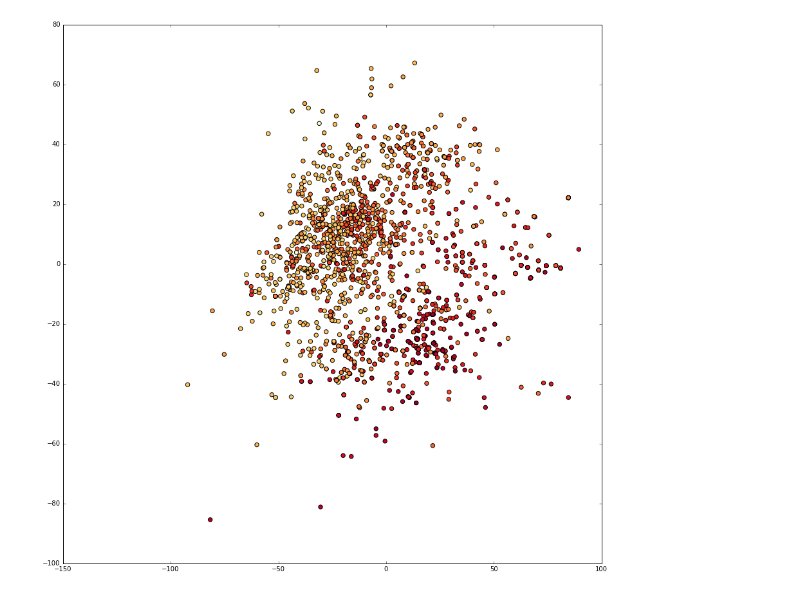
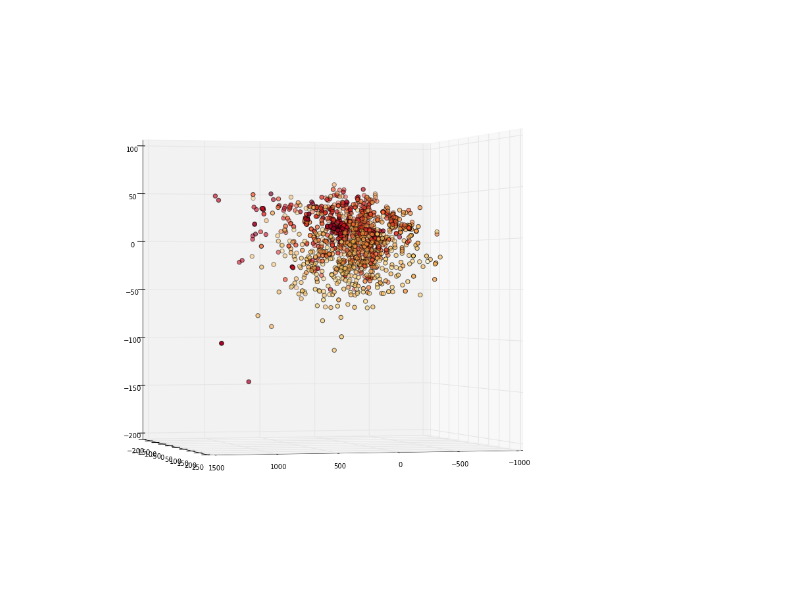
Before and after one commit to martin-sicho/MI_ADM, a Jupyter notebook: learn.ipynb, the cells around one changed output. Drawn from its saved outputs; the diff is of its cells as text; code cells hidden in the pictures.

```diff
--- a/learn.ipynb
+++ b/learn.ipynb
@@ -94,0 +128,11 @@ descriptors[:5]
+# %%
+from sklearn.feature_selection import VarianceThreshold
+
+# find the names of the columns with zero variance
+var_sel = VarianceThreshold()
+var_sel.fit(data.iloc[:,1:])
+removed_descriptors = get_removed_feats(data, var_sel)
+
+# update the data frame
+update_data(data, removed_descriptors)
+data.head(10)
@@ -96,8 +158,13 @@ descriptors[:5]
 from sklearn.feature_selection import SelectPercentile
 from sklearn.feature_selection import f_regression
 
+# keep only the descriptors that show significant
+# correlation with the target variable (pIC50)
 regre_sele = SelectPercentile(f_regression, percentile=50)
-regre_sele.fit(descriptors, data.ic50_experiment)
+regre_sele.fit(data.iloc[:,1:], data.ic50)
+removed_descriptors = get_removed_feats(data, regre_sele)
 
-descriptors, descriptors_names = show_feat_sele_results(regre_sele, descriptors, descriptors_names)
+# update the data frame
+update_data(data, removed_descriptors)
+data.head(10)
 # %% [output]
@@ -113,8 +194,12 @@ lasso = Lasso(
     , copy_X=True
     , random_state=42
     , max_iter=2e3
-).fit(descriptors, data.ic50_experiment)
+).fit(data.iloc[:,1:], data.ic50)
 sel_from_mod = SelectFromModel(lasso, prefit=True)
 
-descriptors, descriptors_names = show_feat_sele_results(sel_from_mod, descriptors, descriptors_names)
+removed_descriptors = get_removed_feats(data, sel_from_mod)
+
+# update the data frame
+update_data(data, removed_descriptors)
+data.head(10)
 # %% [output]
@@ -124,23 +226,29 @@ descriptors, descriptors_names = show_feat_sele_results(sel_from_mod, descriptor
 from sklearn import decomposition
 
 pca = decomposition.PCA(n_components=5)
-pca.fit(descriptors)
-pca_result = pca.transform(descriptors)
+pca.fit(data.iloc[:,1:])
+pca_result = pca.transform(data.iloc[:,1:])
 eigen_values = pca.explained_variance_ratio_
 # %%
 import matplotlib.pyplot as plt
 
+from mpl_toolkits.mplot3d import Axes3D
+
 plt.rcParams["figure.figsize"] = [15, 15]
-plt.scatter(
+fig = plt.figure()
+ax = fig.gca(projection='3d')
+ax.scatter(
     pca_result[:,0]
     , pca_result[:,1]
-    , c=data.ic50_experiment
+    , pca_result[:,2]
+    , c=data.ic50
     , s=40
     , cmap='YlOrRd' # red are the compounds with higher values of pIC50
 )
+ax.view_init(elev=0, azim=75)
 plt.show()
 # %% [output]
-[figure, old version]
+[figure, new version]
 # %%
 plt.rcParams["figure.figsize"] = [5, 3]
 
```
Also changed, not shown: parts of 38 cells of this notebook, 1 other file.
